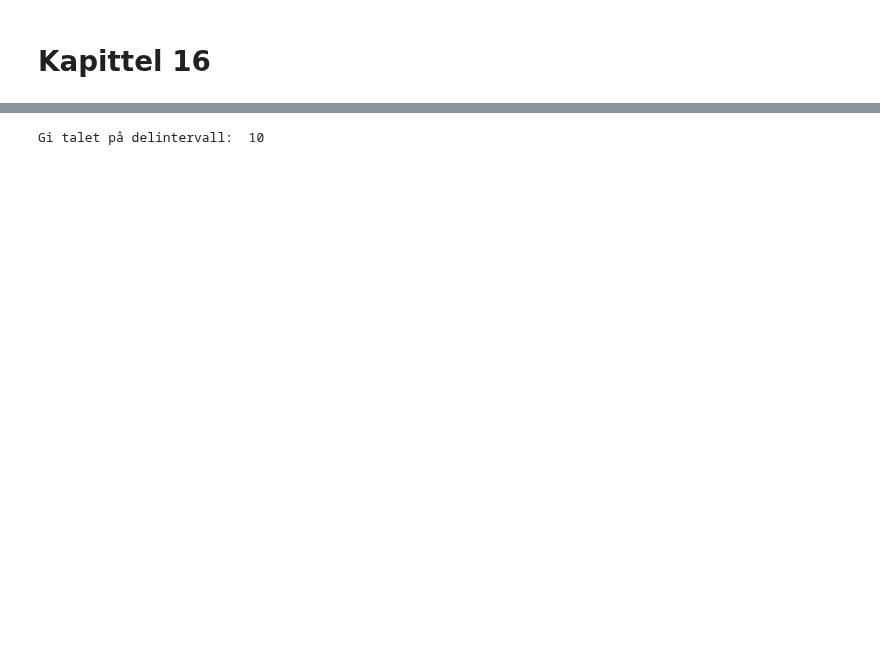
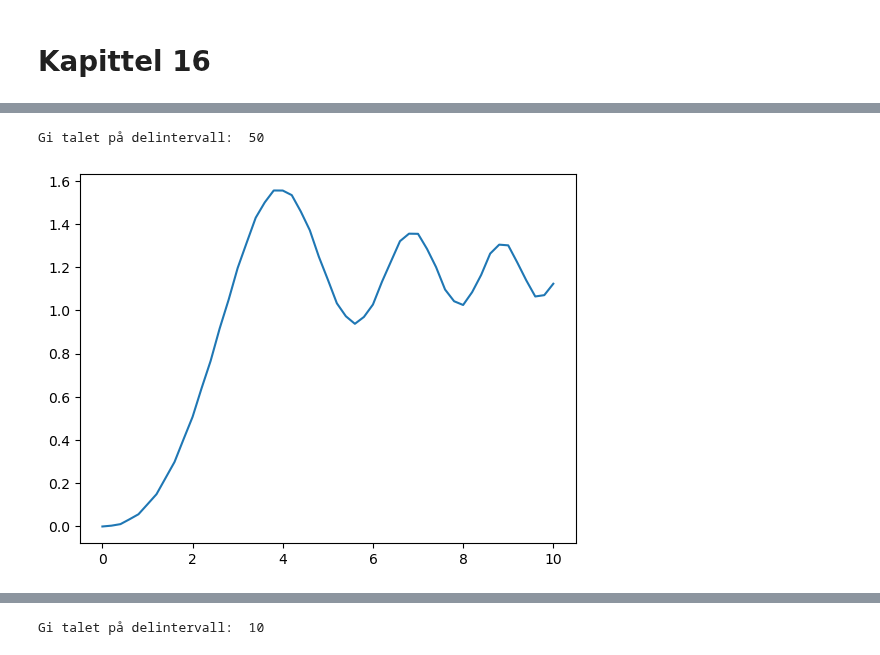
Before and after one commit to nummet/nummet, a Jupyter notebook: Kap_17_Endelig_differanse_og_differensiallikning/Endeleg_differanse_og_differensiallikning_Python.ipynb, the cells around one changed output, grey strips where cells are left out. Drawn from its saved outputs; the diff is of its cells as text; code cells hidden in the pictures; blank space fills up the shorter version.

Commit message:
Removed _r and _c by using hstack and vstack

```diff
--- a/Kap_17_Endelig_differanse_og_differensiallikning/Endeleg_differanse_og_differensiallikning_Python.ipynb
+++ b/Kap_17_Endelig_differanse_og_differensiallikning/Endeleg_differanse_og_differensiallikning_Python.ipynb
@@ -83,3 +8,79 @@ Gi talet på delintervall:  100
+# %%
+# EndelegDiffOrden1.m
+
+"""Skript som løyser startverdiproblemet
+
+a(x) y' + b(x) y = c(x), y(x_0)=y_0.
+Skriptet brukar endeleg differanse-formlar for
+numeriske deriverte til å sette opp problemet
+som ei matriselikning.
+Input:
+  1) Funksjonane a(x), b(x) og c(x)
+  2) Startkravet, x0 og y0
+  3) Maksimalverdi for x, xf
+  4) Talet på delintervall, N
+Til den siste variabelen brukar vi input-funksjonen.
+Dei andre er hardkoda.
+"""
+
+# Inputvariablar
+x0 = 0
+y0 = 0
+xf = 10
+# Gir oppdelinga av x-intervallet
+N = int(input('Gi talet på delintervall: '))
+
+# Funksjonar
+def a(x):
+    return np.log(x+1)
+
+def b(x):
+    return np.exp(-x)
+
+def c(x):
+    return np.sin(x**2/5)
+
+# Vektor med x-verdiar
+h = (xf-x0)/N
+x_vektor = np.arange(x0+h, xf+h, h)
+
+# Matriser og vektor for funksjonane
+A_mat = np.diag(a(x_vektor))
+B_mat = np.diag(b(x_vektor))
+C_vektor = c(x_vektor.reshape(-1,1)) #denne transponerer vektoren til en søylevektor
+
+
+# Matrise for den deriverte
+# Brukar midtpunktsformelen for numerisk derivasjon
+D1_mat = np.zeros((N, N))
+for ind in range(1, N-1):
+    D1_mat[np.ix_([ind], [ind-1, ind+1])] = \
+        np.array([-1, 1])/(2*h)
+# Derivert i venstre ende
+D1_mat[0, 1] = 1/(2*h)
+# Derivert i høgre ende
+D1_mat[N-1, (N-3):N] = np.array([1, -4, 3])/(2*h)
+
+# Set opp totalmatrisa
+tot_mat =  np.hstack(((np.matmul(A_mat, D1_mat)+B_mat),
+                 C_vektor))
+# Legg til startkravet
+tot_mat[0,N] = tot_mat[0,N] + a(x0+h) * y0/(2*h)
+
+# Løyser likningssystemet
+aux_s = sympy.Matrix(tot_mat).rref()[0]
+aux = np.array(aux_s)
+y_vektor = np.transpose(aux[:, N])
+# Tar med utgangspunktet
+y_vektor =  np.insert(y_vektor, 0, y0)
+x_vektor =  np.insert(x_vektor, 0, x0)
+
+# Plottar løysinga
+plt.plot(x_vektor, y_vektor)
+plt.show()
+# %% [output]
+Gi talet på delintervall:  50
+[figure, added]
 # %%
 # EndelegDiffOrden2Rand.m
 
```
Also changed, not shown: parts of 3 cells of this notebook.
